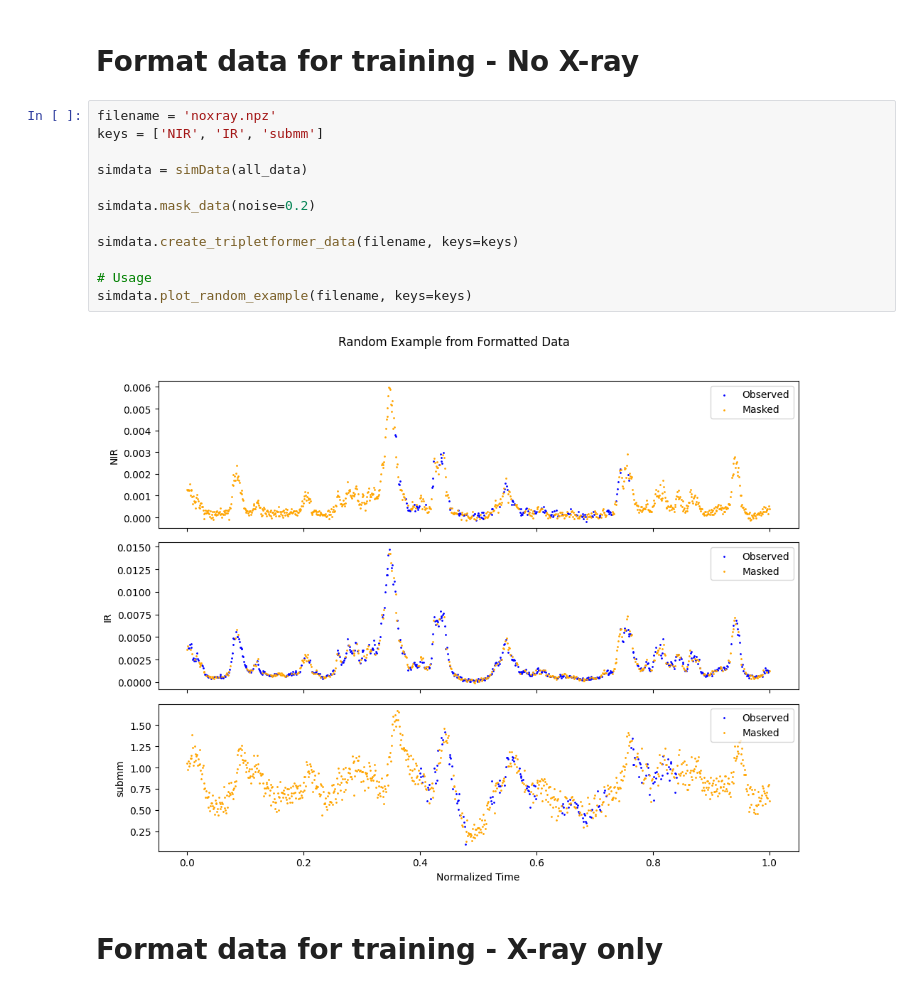
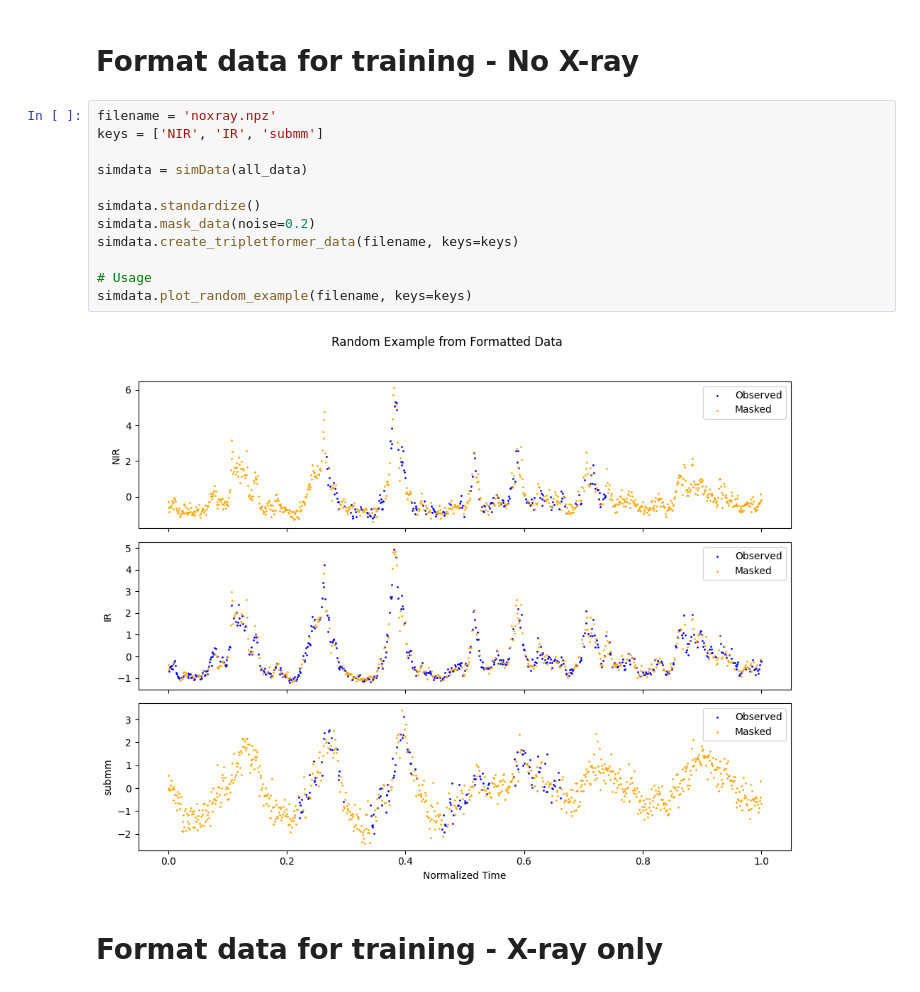
Before and after one commit to GabrielSasseville01/SgrA_Interpolation, a Jupyter notebook: Simulations/create_dataset.ipynb, the cells around one changed output. Saved outputs shown, nothing was run; the diff lists cells and outputs as text.

```diff
--- a/Simulations/create_dataset.ipynb
+++ b/Simulations/create_dataset.ipynb
@@ -53,17 +53,17 @@ simdata.plot_random_example(filename, keys=keys)
 # %%
 filename = 'noxray.npz'
 keys = ['NIR', 'IR', 'submm']
 
 simdata = simData(all_data)
 
+simdata.standardize()
 simdata.mask_data(noise=0.2)
-
 simdata.create_tripletformer_data(filename, keys=keys)
 
 # Usage
 simdata.plot_random_example(filename, keys=keys)
 # %% [output]
-[figure, old version]
+[figure, new version]
 # %% [markdown]
 # Format data for training - X-ray only
 # %%
```
Also changed, not shown: parts of 6 cells of this notebook, 1 other file.
